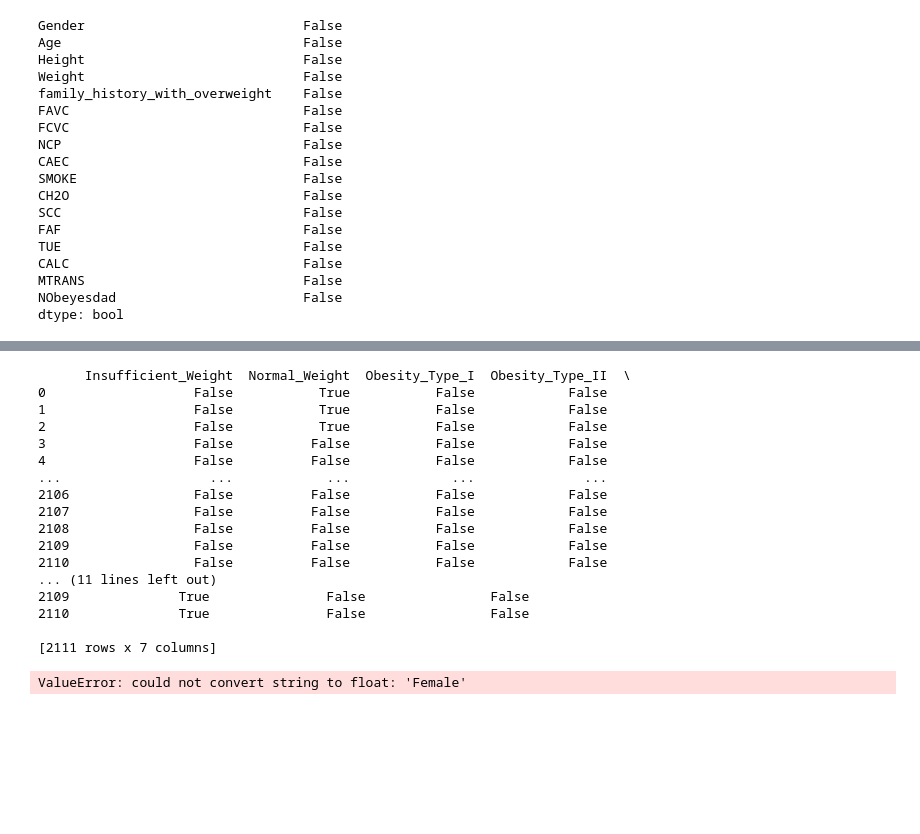
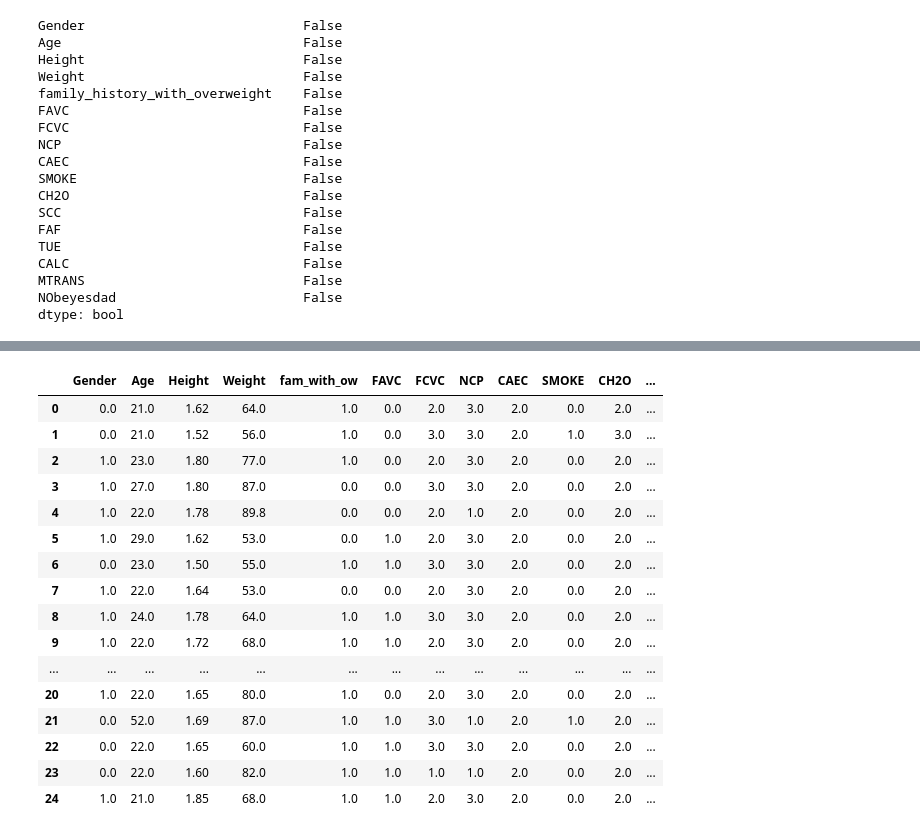
Before and after one commit to gpuslave/python-random-projects, a Jupyter notebook: Classification/new.ipynb, the cells around one changed output, grey strips where cells are left out. Saved outputs shown, nothing was run; the diff lists cells and outputs as text; code cells hidden in the pictures; blank space fills up the shorter version.

```diff
--- a/Classification/new.ipynb
+++ b/Classification/new.ipynb
@@ -6,5 +10,5 @@ from sklearn.ensemble import RandomForestClassifier
 # %%
-data = pd.read_csv("..\datasets\ObesityDataSet_raw_and_data_sinthetic.csv")
+data = pd.read_csv(r"..\datasets\ObesityDataSet_raw_and_data_sinthetic.csv")
 print(data)
 # %% [output]
       Gender        Age    Height      Weight family_history_with_overweight  \
@@ -69,37 +61,25 @@ print(X)
-# %%
-Y = data["NObeyesdad"]
-print(pd.get_dummies(Y, columns="NObeyesdad"))
-# %% [output]
-      Insufficient_Weight  Normal_Weight  Obesity_Type_I  Obesity_Type_II  \
-0                   False           True           False            False
-1                   False           True           False            False
-2                   False           True           False            False
-3                   False          False           False            False
-4                   False          False           False            False
-...                   ...            ...             ...              ...
-2106                False          False           False            False
-2107                False          False           False            False
-2108                False          False           False            False
-2109                False          False           False            False
-2110                False          False           False            False
-... (11 lines left out)
-2109              True               False                False
-2110              True               False                False
-
-[2111 rows x 7 columns]
-# %%
-clf = RandomForestClassifier(max_depth=2, random_state=0)
-
-X_train, X_test, Y_train, Y_test = train_test_split(
-    X,
-    Y,
-    test_size=0.25,
-    random_state=42,
-)
-
-clf.fit(X_train, Y_train)
-test_df = pd.DataFrame()
-test_df["actual"] = Y_test
-test_df["predicted"] = clf.predict(X_test)
-# %% [output]
-ValueError: could not convert string to float: 'Female'
+# %%
+Y = data["NObeyesdad"].to_frame()
+Y.rename(inplace=True, columns={"NObeyesdad": "obesity_enc"})
+
+ord_enc = OrdinalEncoder()
+X[cat_cols] = ord_enc.fit_transform(X[cat_cols])
+X.head(25)
+# %% [output]
+|  | Gender | Age | Height | Weight | fam_with_ow | FAVC | FCVC | NCP | CAEC | SMOKE | CH2O | ... |
+| 0 | 0.0 | 21.0 | 1.62 | 64.0 | 1.0 | 0.0 | 2.0 | 3.0 | 2.0 | 0.0 | 2.0 | ... |
+| 1 | 0.0 | 21.0 | 1.52 | 56.0 | 1.0 | 0.0 | 3.0 | 3.0 | 2.0 | 1.0 | 3.0 | ... |
+| 2 | 1.0 | 23.0 | 1.80 | 77.0 | 1.0 | 0.0 | 2.0 | 3.0 | 2.0 | 0.0 | 2.0 | ... |
+| 3 | 1.0 | 27.0 | 1.80 | 87.0 | 0.0 | 0.0 | 3.0 | 3.0 | 2.0 | 0.0 | 2.0 | ... |
+| 4 | 1.0 | 22.0 | 1.78 | 89.8 | 0.0 | 0.0 | 2.0 | 1.0 | 2.0 | 0.0 | 2.0 | ... |
+| 5 | 1.0 | 29.0 | 1.62 | 53.0 | 0.0 | 1.0 | 2.0 | 3.0 | 2.0 | 0.0 | 2.0 | ... |
+| 6 | 0.0 | 23.0 | 1.50 | 55.0 | 1.0 | 1.0 | 3.0 | 3.0 | 2.0 | 0.0 | 2.0 | ... |
+| 7 | 1.0 | 22.0 | 1.64 | 53.0 | 0.0 | 0.0 | 2.0 | 3.0 | 2.0 | 0.0 | 2.0 | ... |
+| 8 | 1.0 | 24.0 | 1.78 | 64.0 | 1.0 | 1.0 | 3.0 | 3.0 | 2.0 | 0.0 | 2.0 | ... |
+| 9 | 1.0 | 22.0 | 1.72 | 68.0 | 1.0 | 1.0 | 2.0 | 3.0 | 2.0 | 0.0 | 2.0 | ... |
+| ... | ... | ... | ... | ... | ... | ... | ... | ... | ... | ... | ... | ... |
+| 20 | 1.0 | 22.0 | 1.65 | 80.0 | 1.0 | 0.0 | 2.0 | 3.0 | 2.0 | 0.0 | 2.0 | ... |
+| 21 | 0.0 | 52.0 | 1.69 | 87.0 | 1.0 | 1.0 | 3.0 | 1.0 | 2.0 | 1.0 | 2.0 | ... |
+| 22 | 0.0 | 22.0 | 1.65 | 60.0 | 1.0 | 1.0 | 3.0 | 3.0 | 2.0 | 0.0 | 2.0 | ... |
+| 23 | 0.0 | 22.0 | 1.60 | 82.0 | 1.0 | 1.0 | 1.0 | 1.0 | 2.0 | 0.0 | 2.0 | ... |
+| 24 | 1.0 | 21.0 | 1.85 | 68.0 | 1.0 | 1.0 | 2.0 | 3.0 | 2.0 | 0.0 | 2.0 | ... |
```
Also changed, not shown: parts of 4 cells of this notebook, 1 other file.
